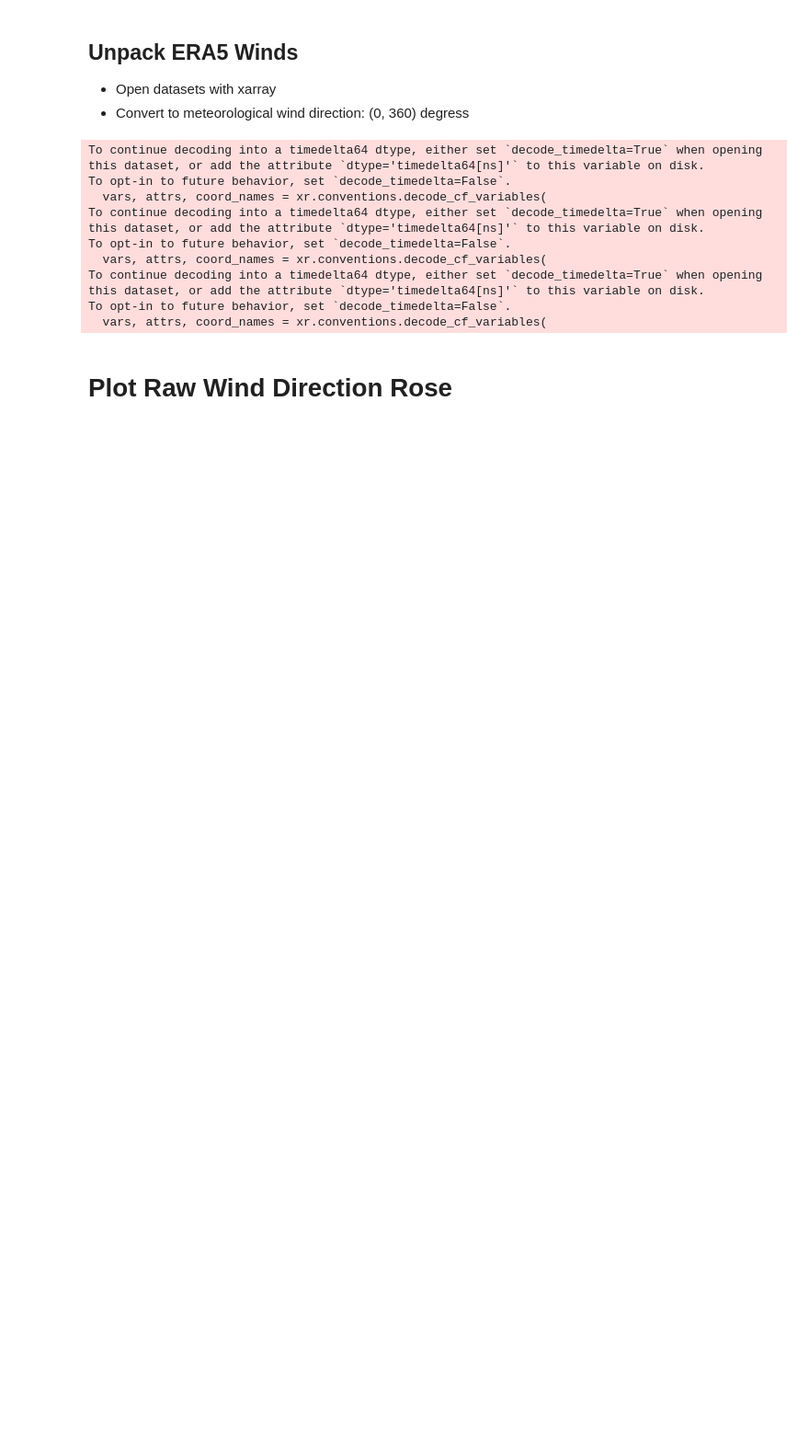
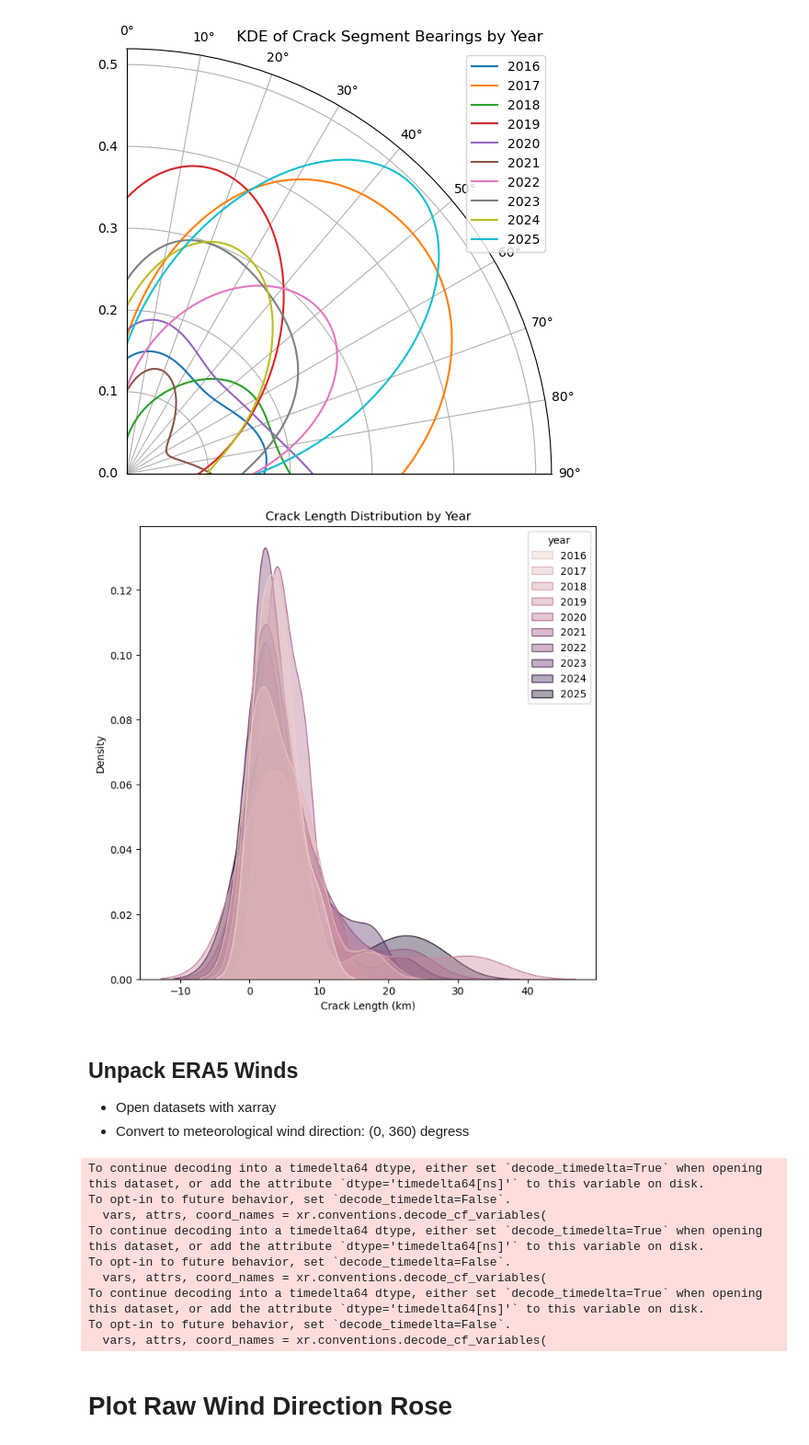
Before and after one commit to kovaleskima/KobukData, a Jupyter notebook: winds_to_bearings.ipynb, the cells around one changed output. Shown at 92% size. Cells and saved outputs as stored; diff of their text form; code cells hidden in the pictures; blank space fills up the shorter version.

```diff
--- a/winds_to_bearings.ipynb
+++ b/winds_to_bearings.ipynb
@@ -77,6 +77,44 @@ for _, row in all_cracks_df.iterrows():
     all_bearings.append(segment_bearings)
 all_cracks_df["length"] = lengths
 all_cracks_df["bearings"] = all_bearings
+# %%
+from scipy.stats import gaussian_kde
+import seaborn as sns
+# Assuming lo DataFrame has ["date", "crack", "length", "bearings"]
+all_cracks_df["year"] = pd.to_datetime(all_cracks_df["date"]).dt.year
+
+fig, ax = plt.subplots(subplot_kw={'projection': 'polar'}, figsize=(8, 6))
+colors = plt.cm.tab10.colors
+
+for i, (year, group) in enumerate(all_cracks_df.groupby("year")):
+    bearings = np.concatenate(group["bearings"].values)  # flatten lists
+    bearings_rad = np.radians(bearings)
+
+    # KDE
+    kde = gaussian_kde(bearings_rad)
+    theta = np.linspace(0, 0.5*np.pi, 90)
+    density = kde(theta)
+
+    ax.plot(theta, density, color=colors[i % len(colors)], label=str(year))
+
+ax.set_theta_zero_location("N")
+ax.set_theta_direction(-1)
+ax.set_thetamin(0)
+ax.set_thetamax(90)
+
+ax.set_title("                     KDE of Crack Segment Bearings by Year")
+ax.legend()
+plt.show()
+
+plt.figure(figsize=(8, 8))
+sns.kdeplot(data=all_cracks_df, x="length", hue="year", fill=True, common_norm=False, alpha=0.4)
+plt.xlabel("Crack Length (km)")
+plt.ylabel("Density")
+plt.title("Crack Length Distribution by Year")
+plt.show()
+# %% [output]
+[figure, added]
+[figure, added]
 # %% [markdown]
 ## Unpack ERA5 Winds
 - Open datasets with xarray
```
Also changed, not shown: 4 other files.
